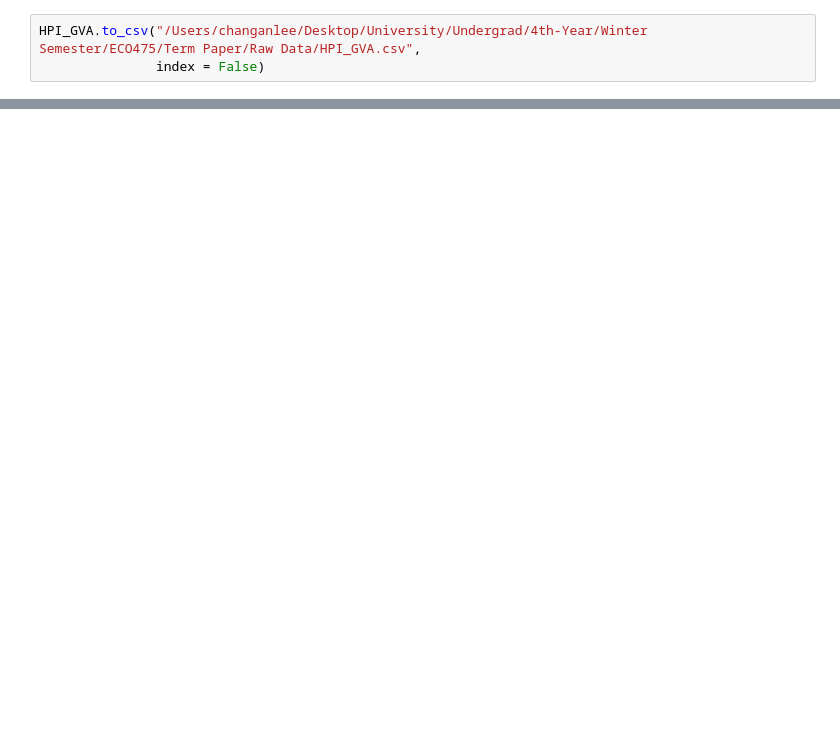
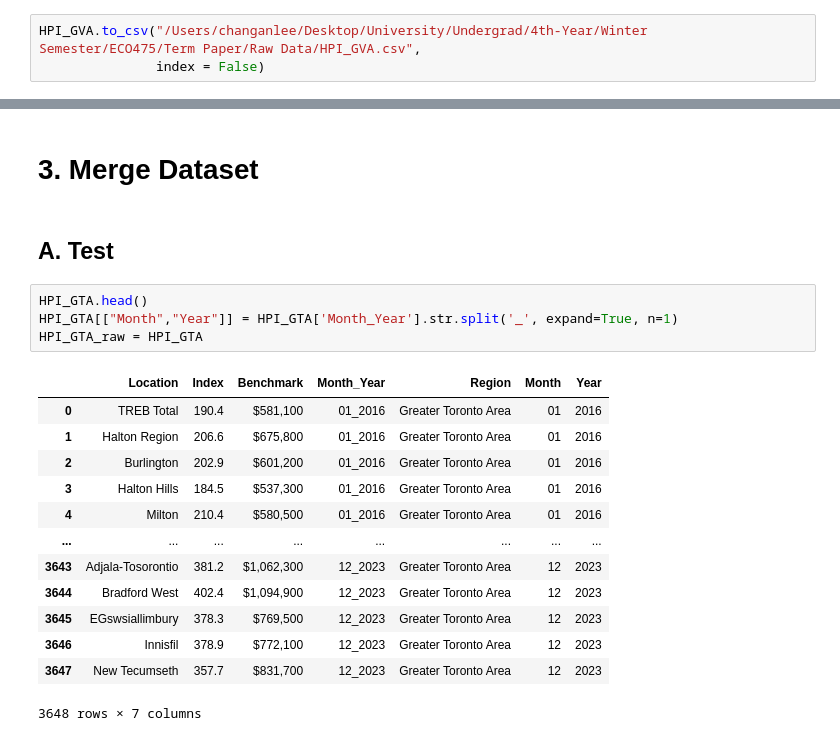
Before and after one commit to jack-leeshihc/Housing_Price_Immigration, a Jupyter notebook: Program/Data Collection.ipynb, the cells around one changed output, grey strips where cells are left out. Drawn from its saved outputs; the diff is of its cells as text; blank space fills up the shorter version.

```diff
--- a/Program/Data Collection.ipynb
+++ b/Program/Data Collection.ipynb
@@ -321,0 +407,22 @@ HPI_GVA.to_csv("/Users/changanlee/Desktop/University/Undergrad/4th-Year/Winter S
+# %% [markdown]
+# 3. Merge Dataset
+# %% [markdown]
+## A. Test
+# %%
+HPI_GTA.head()
+HPI_GTA[["Month","Year"]] = HPI_GTA['Month_Year'].str.split('_', expand=True, n=1)
+HPI_GTA_raw = HPI_GTA
+# %% [output]
+|  | Location | Index | Benchmark | Month_Year | Region | Month | Year |
+| 0 | TREB Total | 190.4 | $581,100 | 01_2016 | Greater Toronto Area | 01 | 2016 |
+| 1 | Halton Region | 206.6 | $675,800 | 01_2016 | Greater Toronto Area | 01 | 2016 |
+| 2 | Burlington | 202.9 | $601,200 | 01_2016 | Greater Toronto Area | 01 | 2016 |
+| 3 | Halton Hills | 184.5 | $537,300 | 01_2016 | Greater Toronto Area | 01 | 2016 |
+| 4 | Milton | 210.4 | $580,500 | 01_2016 | Greater Toronto Area | 01 | 2016 |
+| ... | ... | ... | ... | ... | ... | ... | ... |
+| 3643 | Adjala-Tosorontio | 381.2 | $1,062,300 | 12_2023 | Greater Toronto Area | 12 | 2023 |
+| 3644 | Bradford West | 402.4 | $1,094,900 | 12_2023 | Greater Toronto Area | 12 | 2023 |
+| 3645 | EGswsiallimbury | 378.3 | $769,500 | 12_2023 | Greater Toronto Area | 12 | 2023 |
+| 3646 | Innisfil | 378.9 | $772,100 | 12_2023 | Greater Toronto Area | 12 | 2023 |
+| 3647 | New Tecumseth | 357.7 | $831,700 | 12_2023 | Greater Toronto Area | 12 | 2023 |
+3648 rows × 7 columns
```
Also changed, not shown: parts of 13 cells of this notebook, 1 other file.
